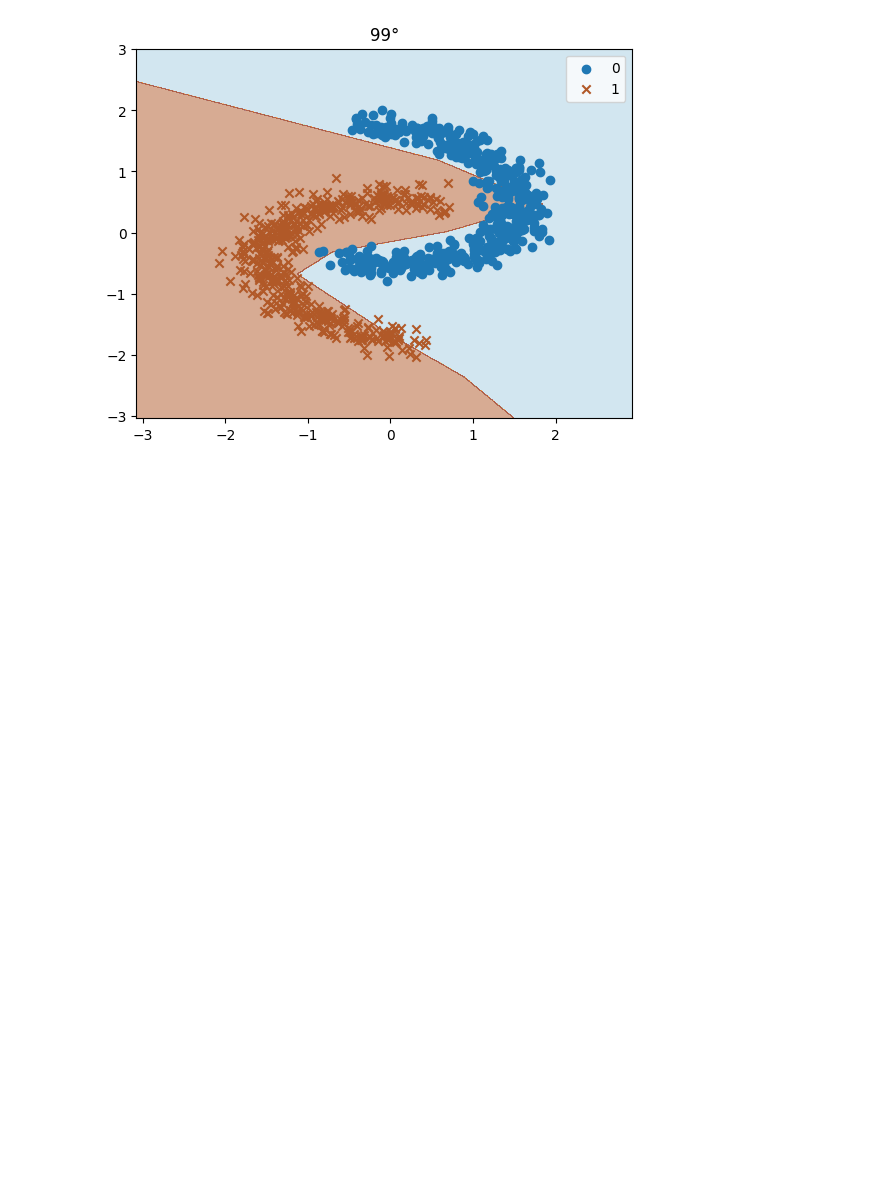
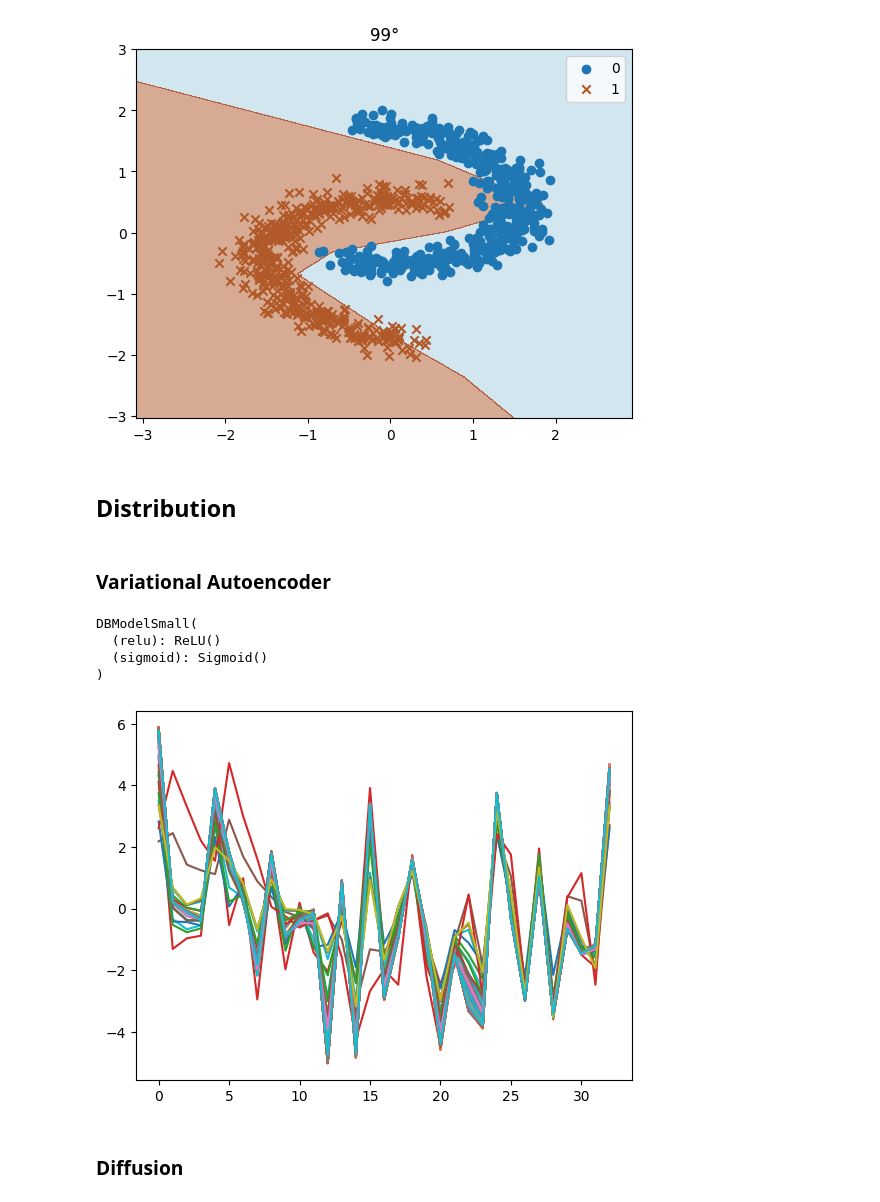
Before and after one commit to IDavron/exploring-neural-networks-weight-space, a Jupyter notebook: notebooks/generation.ipynb, the cells around one changed output. Saved outputs shown, nothing was run; the diff lists cells and outputs as text; code cells hidden in the pictures; blank space fills up the shorter version.

Commit message:
Add Generated parameters distribution in generation notebook.

```diff
--- a/notebooks/generation.ipynb
+++ b/notebooks/generation.ipynb
@@ -76,3 +88,34 @@ X, y = get_moons_dataset(angle=angle)
 plot_decision_boundary(classifier, X, y, title=f"{angle}°")
 # %% [output]
 [figure]
+# %% [markdown]
+## Distribution
+# %% [markdown]
+### Variational Autoencoder
+# %%
+model = VAE()
+model.load_state_dict(torch.load("../models/autoencoders/vae_dbloss_aligned/vae.pth"))
+model.eval()
+
+classifier = DBModelSmall(batch_first=False)
+classifier.eval()
+# %% [output]
+DBModelSmall(
+  (relu): ReLU()
+  (sigmoid): Sigmoid()
+)
+# %%
+samples = 100
+angle = 0
+
+generated_params = []
+for i in range(samples):
+    params = sample_vae(model, angle)
+    generated_params.append(params.detach().numpy())
+    plt.plot(params.detach().numpy())
+
+plt.show()
+# %% [output]
+[figure, added]
+# %% [markdown]
+### Diffusion
```
Also changed, not shown: parts of 15 cells of this notebook, 4 other files.
